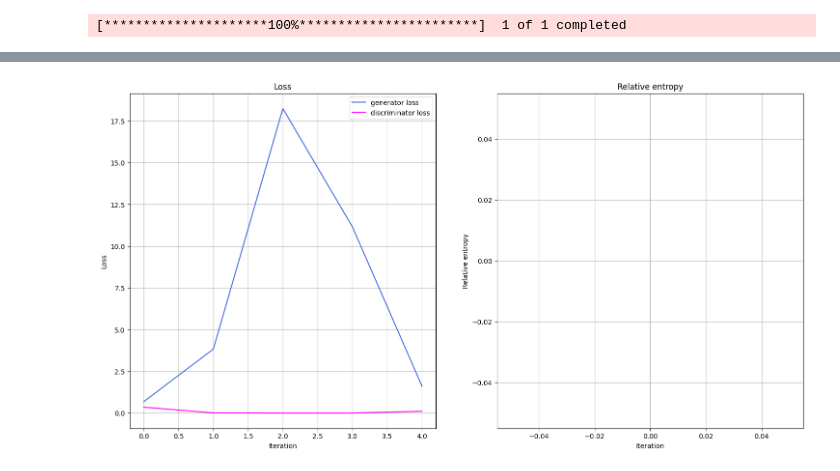
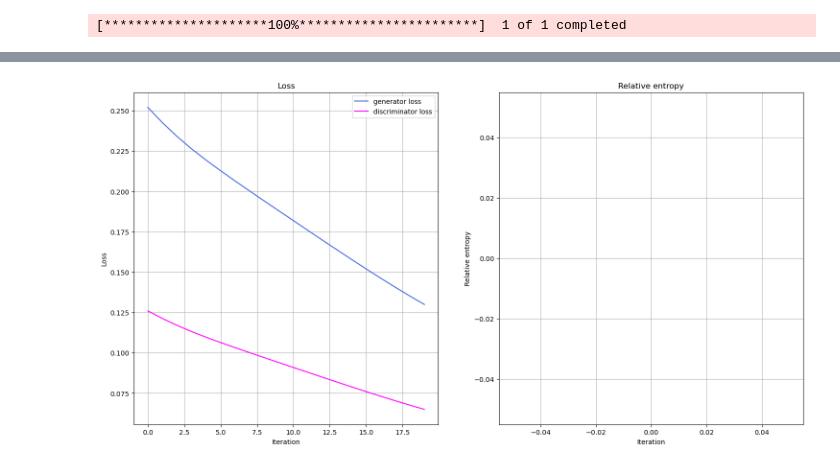
Before and after one commit to aidegare/QGAN, a Jupyter notebook: W_QGAN.ipynb, the cells around one changed output, grey strips where cells are left out. Drawn from its saved outputs; the diff is of its cells as text; code cells hidden in the pictures.

```diff
--- a/W_QGAN.ipynb
+++ b/W_QGAN.ipynb
@@ -46,19 +80,21 @@ plt.show()
 # %%
 from qiskit import QuantumCircuit
-from qiskit.circuit.library import EfficientSU2, NLocal, RealAmplitudes, TwoLocal, QuantumVolume, ExcitationPreserving, QAOAAnsatz
+from qiskit.circuit.library import EfficientSU2, TwoLocal
 
 qc = QuantumCircuit(qubits)
 # Apply Hadamard gate to all qubits
 qc.h(qc.qubits)
 
-reps = 3
+reps = 24
 
 
 # Define ansatz
 hardware_efficient = EfficientSU2(qubits, reps=reps)
 
+two_local = TwoLocal(qubits, reps=reps)
 
-qc.compose(hardware_efficient, inplace=True)
+
+qc.compose(two_local, inplace=True)
 qc.decompose().draw(output="mpl", style="clifford")
 qc.num_parameters
 # %% [output]
@@ -93,17 +129,13 @@ class Discriminator(nn.Module):
 
         self.linear_input = nn.Linear(input_size, 4000)
         self.leaky_relu = nn.LeakyReLU(0.2)
-        self.linear2 = nn.Linear(4000,1000)
-        self.leaky_relu2 = nn.LeakyReLU(0.2)
-        self.linear3 = nn.Linear(1000, 1)
+        self.linear2 = nn.Linear(4000,1)
         self.sigmoid = nn.Sigmoid()
 
     def forward(self, input: torch.Tensor) -> torch.Tensor:
         x = self.linear_input(input)
         x = self.leaky_relu(x)
         x = self.linear2(x)
-        x = self.leaky_relu2(x)
-        x = self.linear3(x)
         x = self.sigmoid(x)
         return x
 # %%
@@ -120,14 +178,12 @@ def adversarial_loss(input, target, w):
 # %%
 from torch.optim import Adam
 
-lr = 0.01  # learning rate
+lr = 0.0001  # learning rate
 b1 = 0.7  # first momentum parameter
 b2 = 0.999  # second momentum parameter
 
 generator_optimizer = Adam(generator.parameters(), lr=lr, betas=(b1, b2), weight_decay=0.005)
-discriminator_optimizer = Adam(
-    discriminator.parameters(), lr=lr, betas=(b1, b2), weight_decay=0.005
-)
+discriminator_optimizer = Adam(discriminator.parameters(), lr=lr, betas=(b1, b2), weight_decay=0.005)
 # %%
 from IPython.display import clear_output
 
@@ -161,66 +217,101 @@ def plot_training_progress():
 import time
 from scipy.stats import entropy
 
-n_epochs = 5
+n_epochs = 20
 num_discrete_values = len(data)
 num_qnn_outputs = num_discrete_values
 
 generator_loss_values = []
 discriminator_loss_values = []
 entropy_values = []
+gen_data = []
 
 start = time.time()
 for epoch in range(n_epochs):
 
-    valid = torch.ones(num_qnn_outputs, 1, dtype=torch.float)
-    fake = torch.zeros(num_qnn_outputs, 1, dtype=torch.float)
+    valid = torch.ones(num_qnn_outputs, dtype=torch.float)
+    fake = torch.zeros(num_qnn_outputs, dtype=torch.float)
 
     # Configure input
-    real_dist = torch.tensor(data, dtype=torch.float).reshape(-1, 1)
+    real_dist = torch.tensor(data, dtype=torch.float).reshape(-1,1)
+
 
     # Configure samples
     samples = torch.tensor(data, dtype=torch.float)
     disc_value = discriminator(samples)
 
+
     # Generate data
     gen_dist = generator(torch.tensor([])).reshape(-1,1)
+    print(gen_dist.shape)
 
     # Train generator
     generator_optimizer.zero_grad()
-    generator_loss = adversarial_loss(disc_value, valid, gen_dist)
+
+    # BCE loss
+    # generator_loss = adversarial_loss(disc_value, valid, gen_dist)
+
+    # LSGAN loss
+    generator_loss = lsgan_loss(disc_value, valid)
+
+    # WGAN loss
+    # generator_loss = wgan_loss(discriminator(gen_dist), target_is_real=True)
 
     # store for plotting
     generator_loss_values.append(generator_loss.detach().item())
 
     generator_loss.backward(retain_graph=True)
     generator_optimizer.step()
 
     # Train Discriminator
     discriminator_optimizer.zero_grad()
 
-    real_loss = adversarial_loss(disc_value, valid, real_dist)
-    fake_loss = adversarial_loss(disc_value, fake, gen_dist.detach())
+    # BCE loss
+    # real_loss = adversarial_loss(disc_value, valid, real_dist)
+    # fake_loss = adversarial_loss(disc_value, fake, gen_dist.detach())
+    # discriminator_loss = (real_loss + fake_loss) / 2
+
+    # LSGAN loss
+    real_loss = lsgan_loss(disc_value, valid)
+    fake_loss = lsgan_loss(gen_dist.detach(), fake)
     discriminator_loss = (real_loss + fake_loss) / 2
+
+
+    # WGAN loss
+    # real_loss = wgan_loss(discriminator(valid), target_is_real=True)
+    # fake_loss = wgan_loss(discriminator(gen_dist.detach()), target_is_real=False)
+    # discriminator_loss = real_loss + fake_loss
+
+
+
+    # WGAN-GP loss
+    # lamba_gp = 10
+    # gp = gradient_penalty(gen_dist, real_dist, discriminator)
+    # discriminator_loss = real_loss + fake_loss + lamba_gp * gp
+
 
     # Store for plotting
     discriminator_loss_values.append(discriminator_loss.detach().item())
 
-    discriminator_loss.backward()
+    discriminator_loss.backward(retain_graph=True)
     discriminator_optimizer.step()
 
-    gen_data = []
-    gen_data.append(gen_dist.detach().squeeze().numpy())
 
-    entropy_value = entropy(gen_dist.detach().squeeze().numpy(), data)
+    # Normalize distributions for entropy calculation
+    gen_dist_np = gen_dist.detach().squeeze().numpy()
+    gen_dist_np /= gen_dist_np.sum()  # Normalize to sum to 1
+    data_np = data / data.sum()  # Normalize to sum to 1
+    entropy_value = entropy(gen_dist_np, data_np)
     entropy_values.append(entropy_value)
+    gen_data.append(gen_dist_np)
 
-    print(gen_data)
+
 
     plot_training_progress()
 
 
 elapsed = time.time() - start
 print(f"Fit in {elapsed:0.2f} sec")
 print(gen_data)
 # %% [output]
-[figure, old version]
+[figure, new version]
```
Also changed, not shown: parts of 8 cells of this notebook.
